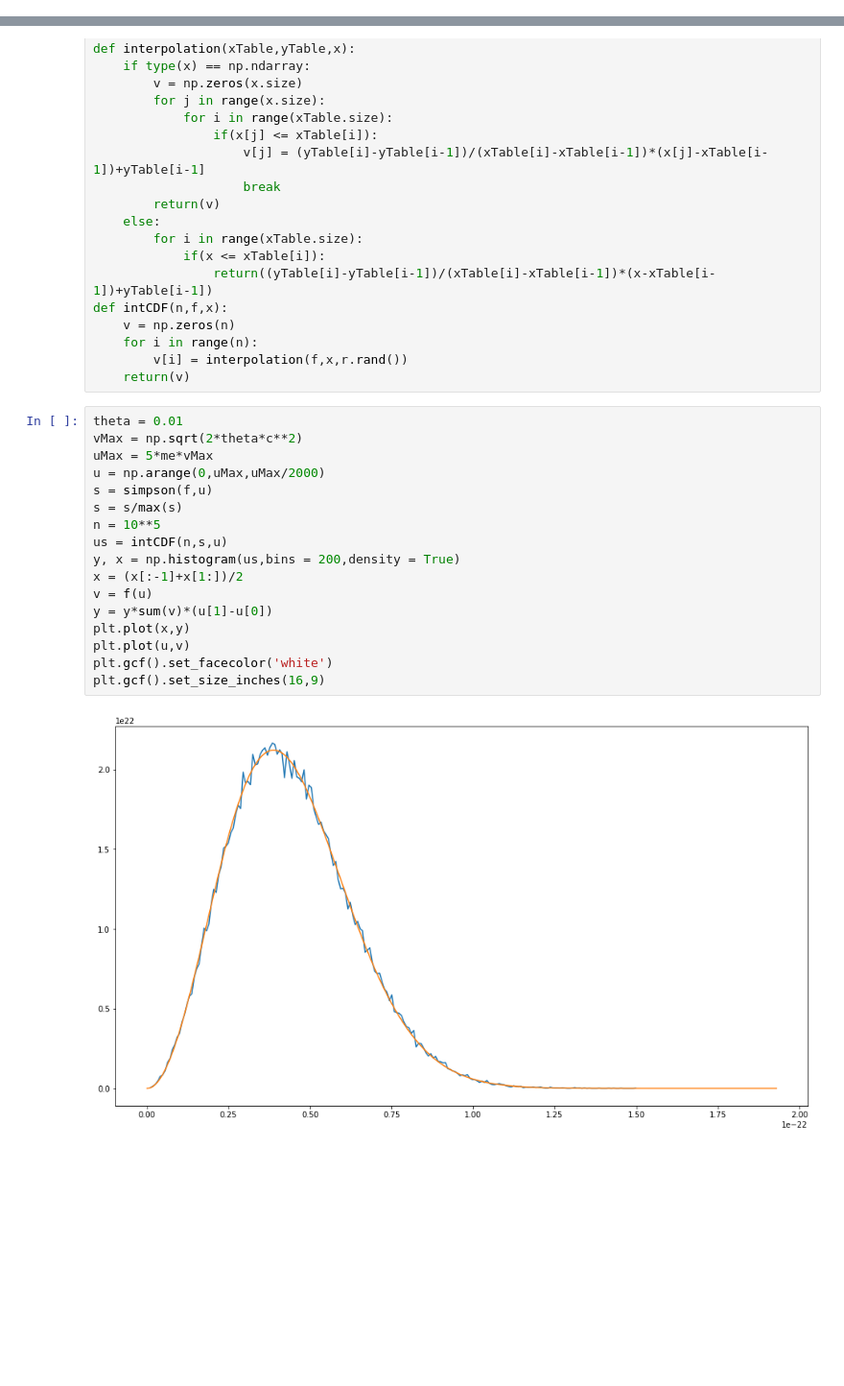
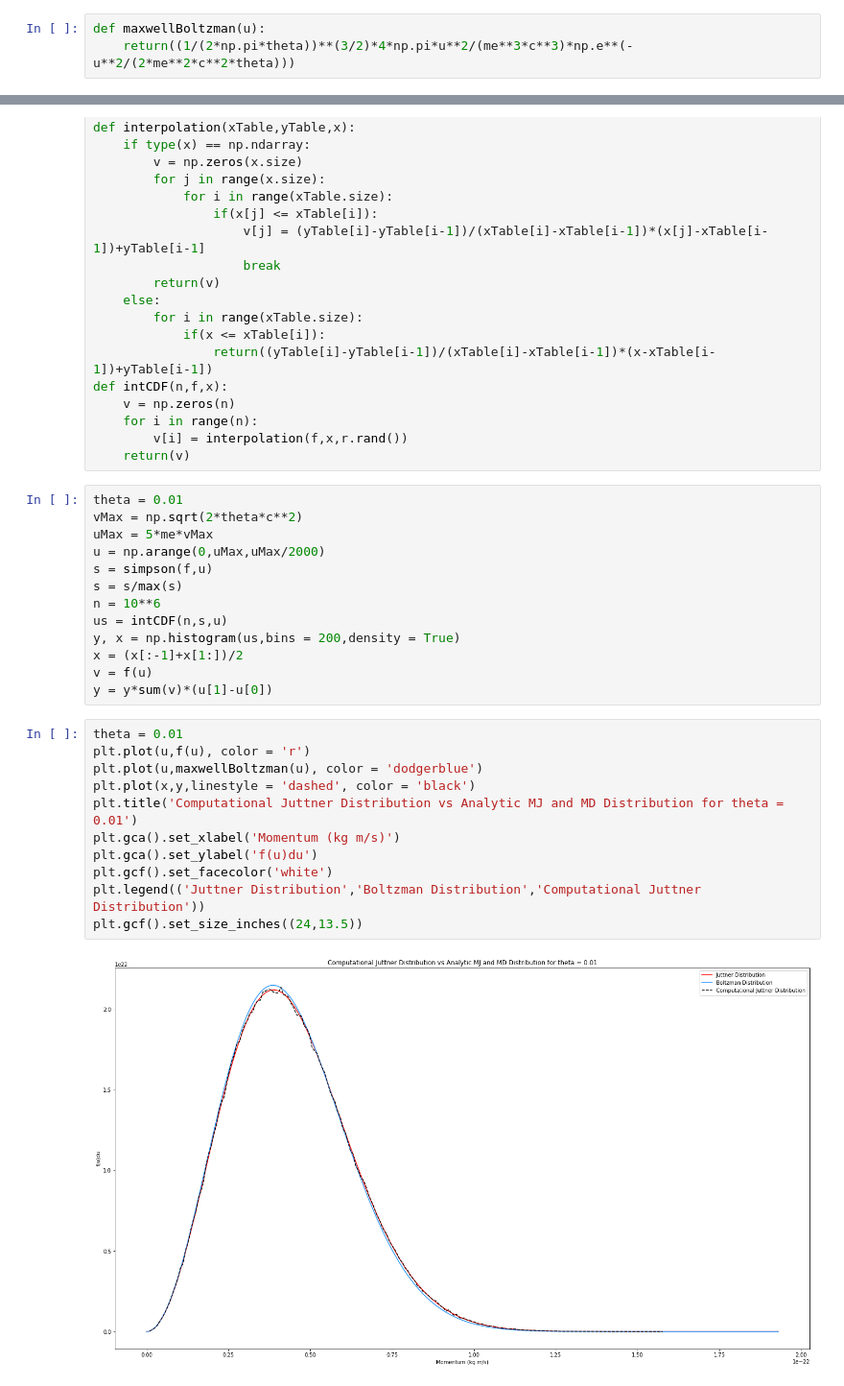
Before and after one commit to cameronjy/Magnetic_reconnection, a Jupyter notebook: Tools/MJD_SI_Zenitani.ipynb, the cells around one changed output, grey strips where cells are left out. Shown at 96% size. Cells and saved outputs as stored; diff of their text form; blank space fills up the shorter version.

```diff
--- a/Tools/MJD_SI_Zenitani.ipynb
+++ b/Tools/MJD_SI_Zenitani.ipynb
@@ -36,3 +36,6 @@ plt.gcf().set_size_inches(16,9)
+# %%
+def maxwellBoltzman(u):
+    return((1/(2*np.pi*theta))**(3/2)*4*np.pi*u**2/(me**3*c**3)*np.e**(-u**2/(2*me**2*c**2*theta)))
 # %%
 def simpson(f,x):
     v = np.zeros(x.size)
@@ -65,15 +68,22 @@ uMax = 5*me*vMax
 u = np.arange(0,uMax,uMax/2000)
 s = simpson(f,u)
 s = s/max(s)
-n = 10**5
+n = 10**6
 us = intCDF(n,s,u)
 y, x = np.histogram(us,bins = 200,density = True)
 x = (x[:-1]+x[1:])/2
 v = f(u)
 y = y*sum(v)*(u[1]-u[0])
-plt.plot(x,y)
-plt.plot(u,v)
-plt.gcf().set_facecolor('white')
-plt.gcf().set_size_inches(16,9)
-# %% [output]
-[figure, removed]
+# %%
+theta = 0.01
+plt.plot(u,f(u), color = 'r')
+plt.plot(u,maxwellBoltzman(u), color = 'dodgerblue')
+plt.plot(x,y,linestyle = 'dashed', color = 'black')
+plt.title('Computational Juttner Distribution vs Analytic MJ and MD Distribution for theta = 0.01')
+plt.gca().set_xlabel('Momentum (kg m/s)')
+plt.gca().set_ylabel('f(u)du')
+plt.gcf().set_facecolor('white')
+plt.legend(('Juttner Distribution','Boltzman Distribution','Computational Juttner Distribution'))
+plt.gcf().set_size_inches((24,13.5))
+# %% [output]
+[figure, added]
```
Also changed, not shown: parts of 1 cell of this notebook.
